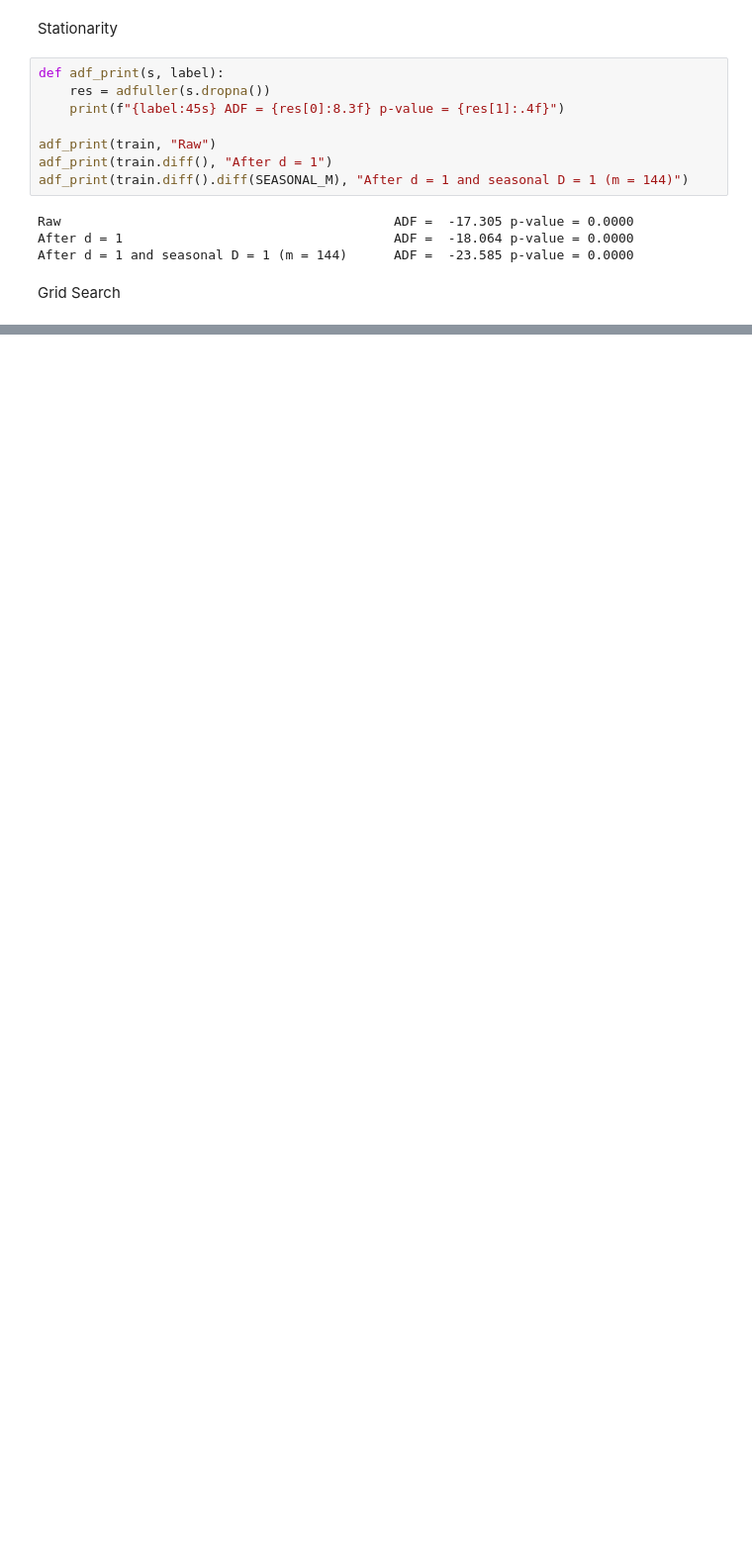
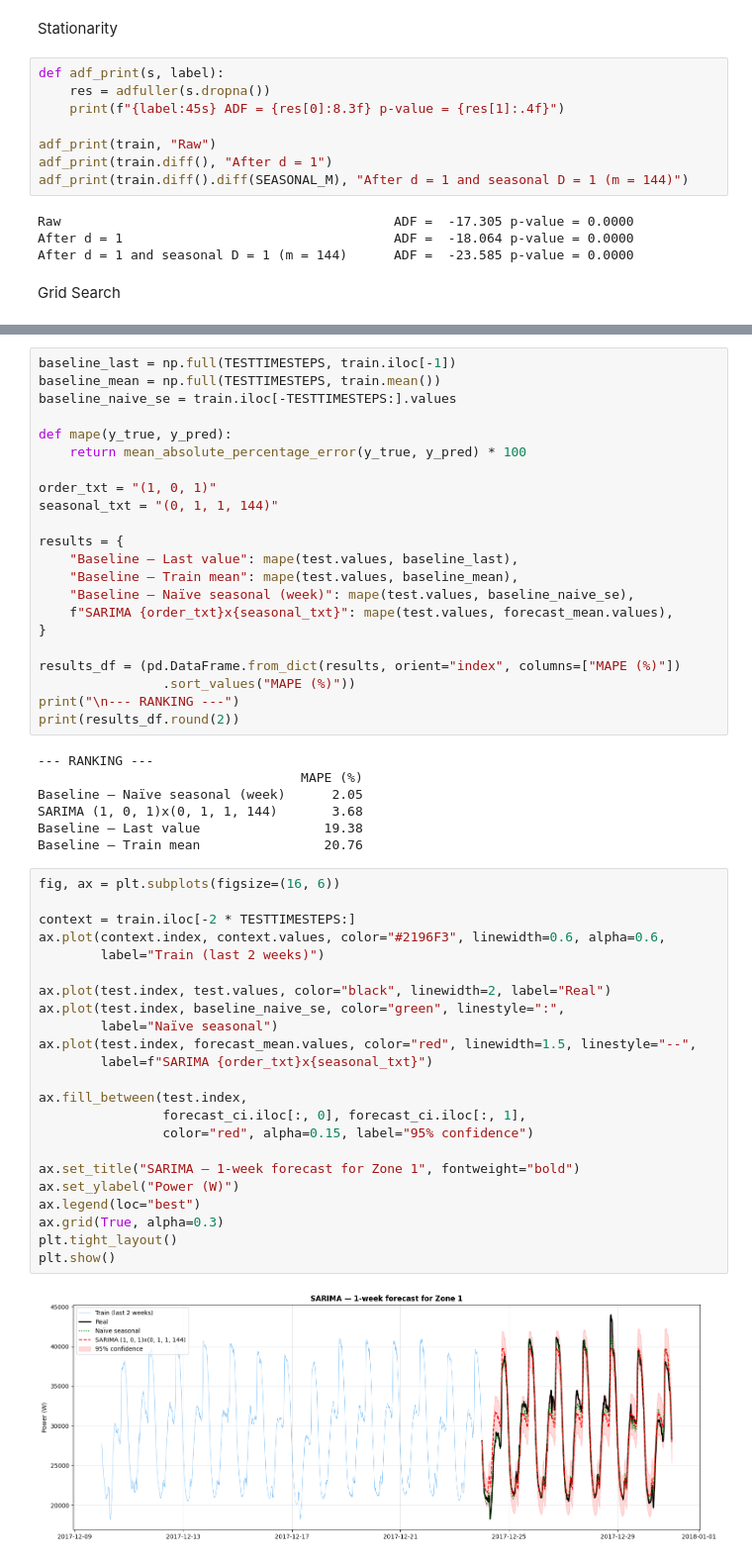
Before and after one commit to GonzaloIgta/Electric-Power-Consumption, a Jupyter notebook: Sarima/Sarima.ipynb, the cells around one changed output, grey strips where cells are left out. Shown at 99% size. Cells and saved outputs as stored; diff of their text form; blank space fills up the shorter version.

```diff
--- a/Sarima/Sarima.ipynb
+++ b/Sarima/Sarima.ipynb
@@ -145,0 +227,54 @@ grid.head(10)
+# %%
+baseline_last = np.full(TESTTIMESTEPS, train.iloc[-1])
+baseline_mean = np.full(TESTTIMESTEPS, train.mean())
+baseline_naive_se = train.iloc[-TESTTIMESTEPS:].values
+
+def mape(y_true, y_pred):
+    return mean_absolute_percentage_error(y_true, y_pred) * 100
+
+order_txt = "(1, 0, 1)"
+seasonal_txt = "(0, 1, 1, 144)"
+
+results = {
+    "Baseline — Last value": mape(test.values, baseline_last),
+    "Baseline — Train mean": mape(test.values, baseline_mean),
+    "Baseline — Naïve seasonal (week)": mape(test.values, baseline_naive_se),
+    f"SARIMA {order_txt}x{seasonal_txt}": mape(test.values, forecast_mean.values),
+}
+
+results_df = (pd.DataFrame.from_dict(results, orient="index", columns=["MAPE (%)"])
+                .sort_values("MAPE (%)"))
+print("\n--- RANKING ---")
+print(results_df.round(2))
+# %% [output]
+--- RANKING ---
+                                  MAPE (%)
+Baseline — Naïve seasonal (week)      2.05
+SARIMA (1, 0, 1)x(0, 1, 1, 144)       3.68
+Baseline — Last value                19.38
+Baseline — Train mean                20.76
+# %%
+fig, ax = plt.subplots(figsize=(16, 6))
+
+context = train.iloc[-2 * TESTTIMESTEPS:]
+ax.plot(context.index, context.values, color="#2196F3", linewidth=0.6, alpha=0.6,
+        label="Train (last 2 weeks)")
+
+ax.plot(test.index, test.values, color="black", linewidth=2, label="Real")
+ax.plot(test.index, baseline_naive_se, color="green", linestyle=":",
+        label="Naïve seasonal")
+ax.plot(test.index, forecast_mean.values, color="red", linewidth=1.5, linestyle="--",
+        label=f"SARIMA {order_txt}x{seasonal_txt}")
+
+ax.fill_between(test.index,
+                forecast_ci.iloc[:, 0], forecast_ci.iloc[:, 1],
+                color="red", alpha=0.15, label="95% confidence")
+
+ax.set_title("SARIMA — 1-week forecast for Zone 1", fontweight="bold")
+ax.set_ylabel("Power (W)")
+ax.legend(loc="best")
+ax.grid(True, alpha=0.3)
+plt.tight_layout()
+plt.show()
+# %% [output]
+[figure, added]
```
Also changed, not shown: parts of 8 cells of this notebook.
